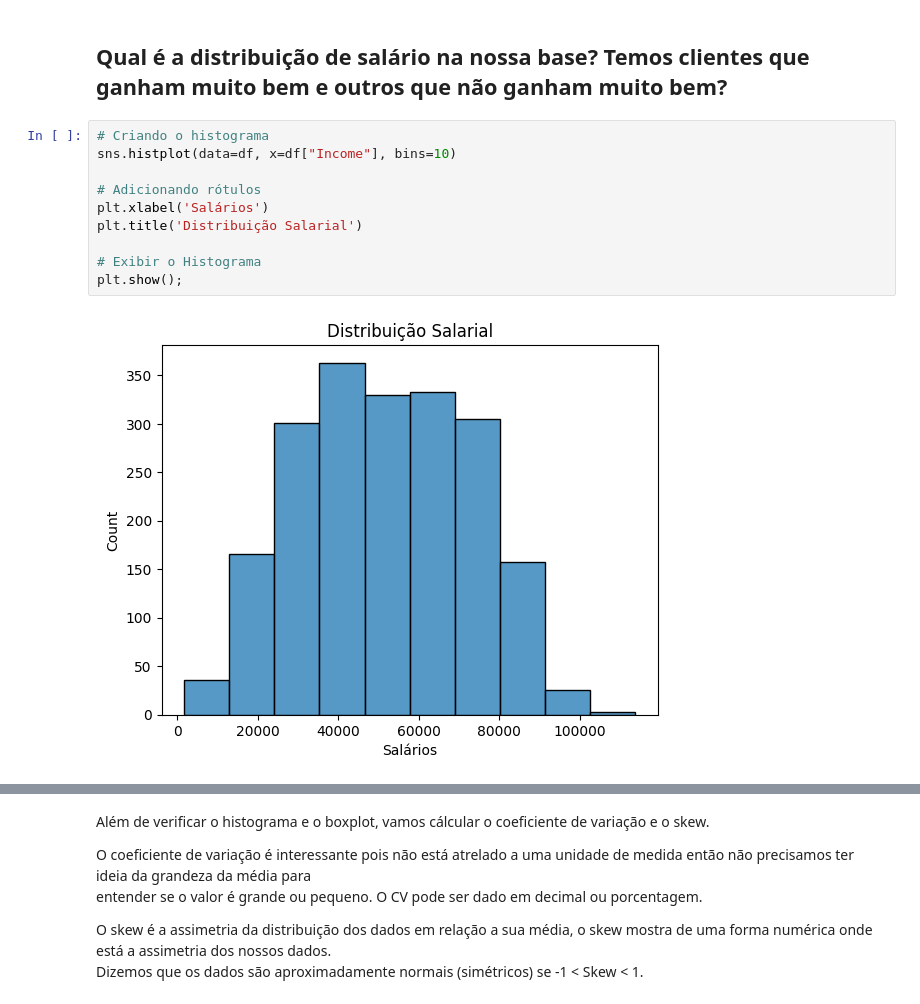
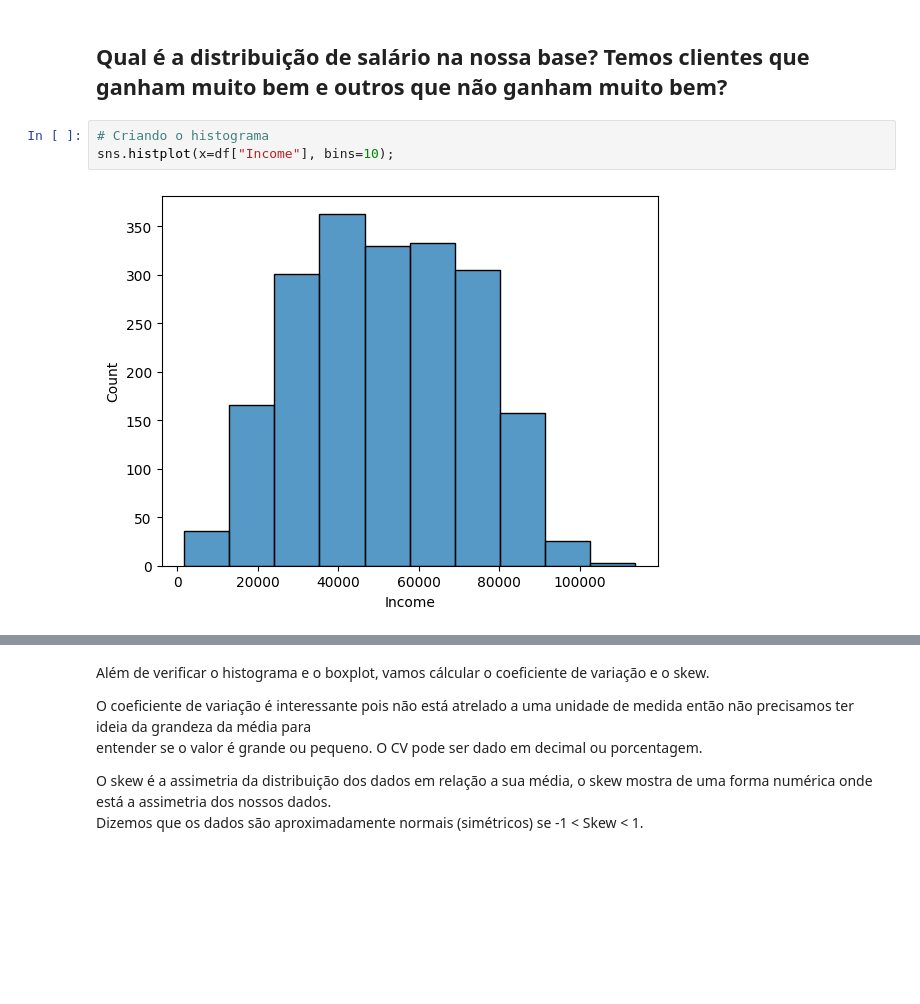
Before and after one commit to joaohsilva416/Desafio-Ifood, a Jupyter notebook: notebooks/Desafio Ifood.ipynb, the cells around one changed output, grey strips where cells are left out. Cells and saved outputs as stored; diff of their text form; blank space fills up the shorter version.

```diff
--- a/notebooks/Desafio Ifood.ipynb
+++ b/notebooks/Desafio Ifood.ipynb
@@ -230,15 +230,8 @@ O maior salário encontrado na nossa base é de 113.734
 ## Qual é a distribuição de salário na nossa base? Temos clientes que ganham muito bem e outros que não ganham muito bem?
 # %%
 # Criando o histograma
-sns.histplot(data=df, x=df["Income"], bins=10)
-
-# Adicionando rótulos
-plt.xlabel('Salários')
-plt.title('Distribuição Salarial')
-
-# Exibir o Histograma
-plt.show();
+sns.histplot(x=df["Income"], bins=10);
 # %% [output]
-[figure, old version]
+[figure, new version]
 # %%
 # Criando um boxplot
```
Also changed, not shown: parts of 9 cells of this notebook.
